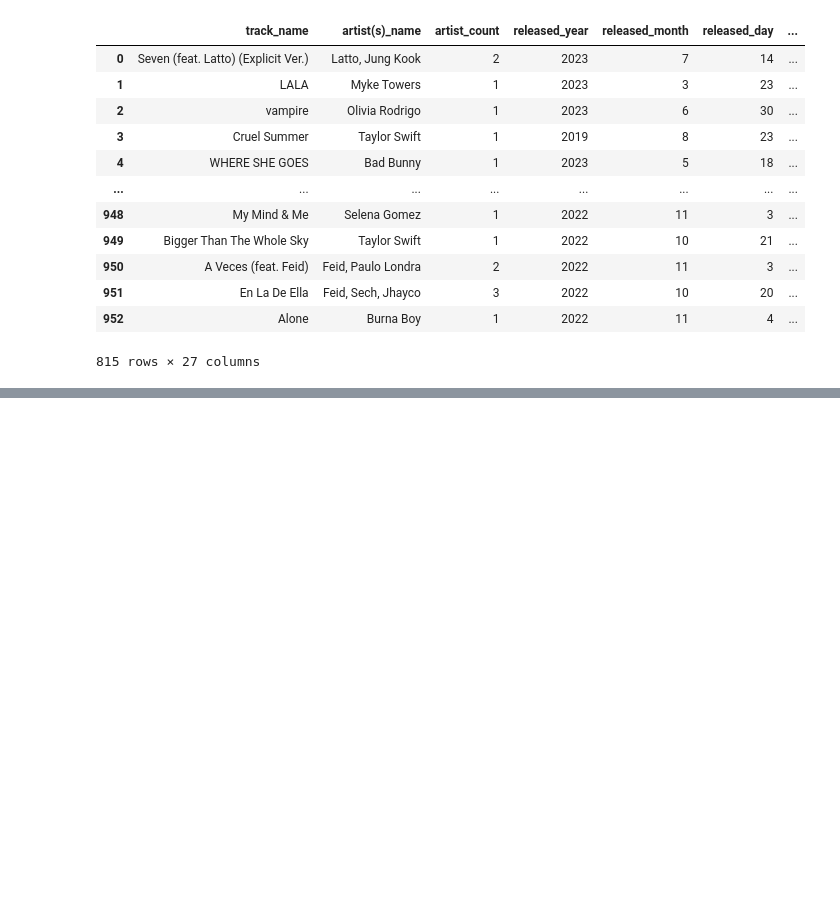
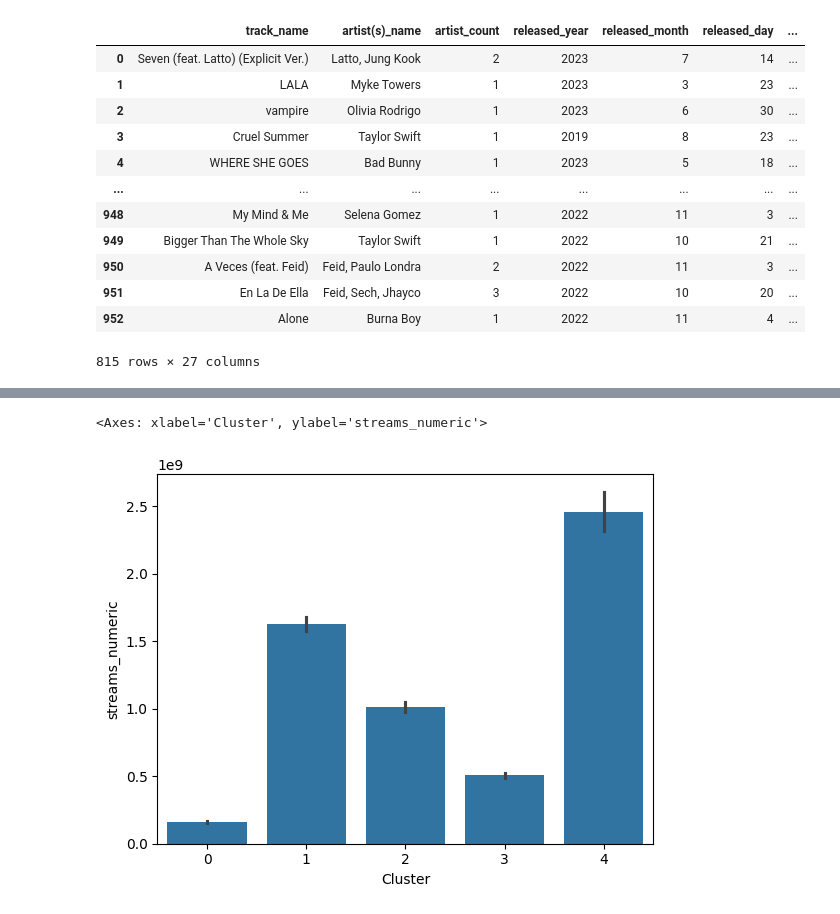
Before and after one commit to a01754324-prog/SemanaTec, a Jupyter notebook: main.ipynb, the cells around one changed output, grey strips where cells are left out. Cells and saved outputs as stored; diff of their text form; code cells hidden in the pictures; blank space fills up the shorter version.

```diff
--- a/main.ipynb
+++ b/main.ipynb
@@ -384,0 +556,5 @@ df.loc[~(df["artist(s)_name"] == "Artista X"),
+# %%
+sns.barplot(data = df_clean, x="Cluster", y="streams_numeric", estimator = "mean")
+# %% [output]
+<Axes: xlabel='Cluster', ylabel='streams_numeric'>
+[figure, added]
```
Also changed, not shown: parts of 16 cells of this notebook.
